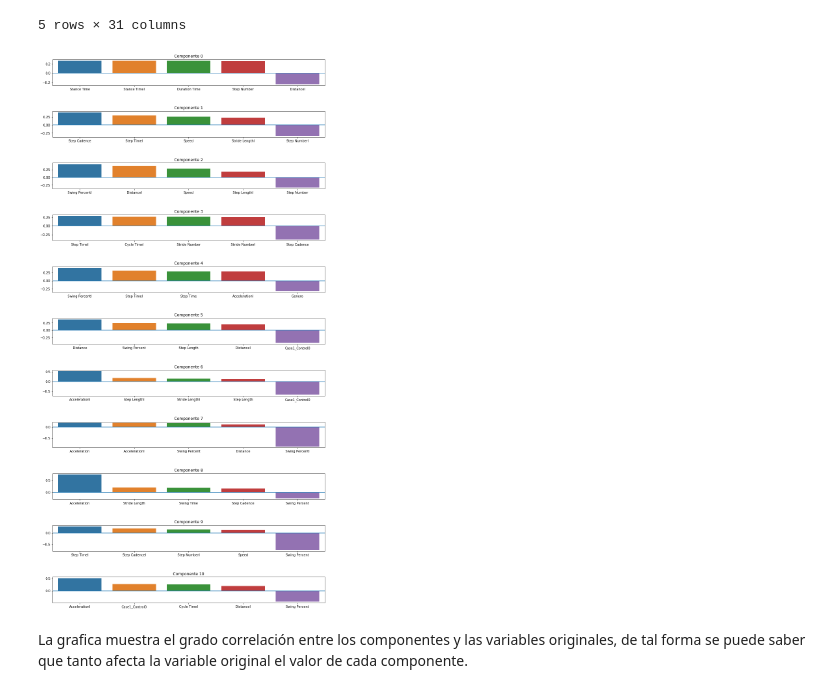
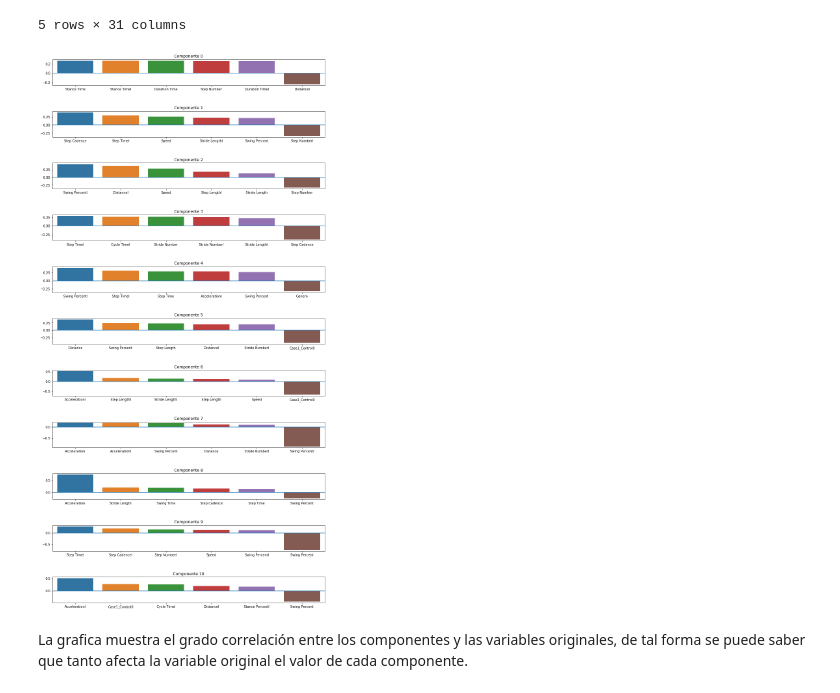
Before and after one commit to renardete/Analitica, a Jupyter notebook: Proyecto Final/1.EDA.ipynb, the cells around one changed output. Saved outputs shown, nothing was run; the diff lists cells and outputs as text; code cells hidden in the pictures.

```diff
--- a/Proyecto Final/1.EDA.ipynb
+++ b/Proyecto Final/1.EDA.ipynb
@@ -157,3 +157,13 @@ pk_var_num = ['Edad','Cycle Time', 'Stance Percent', 'Stance Time', 'Step Length
 print(pk_var_num)
 # %% [output]
 ['Edad', 'Cycle Time', 'Stance Percent', 'Stance Time', 'Step Length', 'Step Number', 'Step Time', 'Step Cadence', 'Stride Number', 'Stride Length', 'Swing Percent', 'Swing Time', 'Distance', 'Duratio ...
+# %%
+data_clean = data_orig
+data_clean = data_clean.loc[:,data_clean.columns.isin(['Case1_Control0','Edad','Genero','Cycle Time', 'Stance Percent', 'Stance Time', 'Step Length', 'Step Number',
+       'Step Time', 'Step Cadence', 'Stride Number', 'Stride Length',
+       'Swing Percent', 'Swing Time', 'Distance', 'Duration Time', 'Speed',
+       'Acceleration','Cycle Timel', 'Stance Percentl', 'Stance Timel', 'Step Lengthl',
+       'Step Numberl', 'Step Timel', 'Step Cadencel', 'Stride Numberl',
+       'Stride Lengthl', 'Swing Percentl', 'Swing Timel', 'Distancel',
+       'Duration Timel', 'Speedl', 'Accelerationl'])]
+print(data_clean.shape)
@@ -219,7 +233,7 @@ indexToErase = np.union1d(indexToErase, temp[0:4].index.get_values())
 
 
 
-print(data_orig.shape)
-data_clean = data_orig.loc[~data_orig.index.isin(indexToErase)]
 print(data_clean.shape)
+data_clean = data_clean.loc[~data_clean.index.isin(indexToErase)]
+print(data_clean.shape)
 # %% [output]
@@ -439,23 +442,23 @@ components.head()
 | 4 | -0.011028 | 0.295795 | -0.319694 | -0.021438 | 0.165062 | -0.044712 | 0.408206 | -0.187172 | ... |
 5 rows × 31 columns
 # %%
-nVar_importance=4
+nVar_importance = 5
 fig = plt.figure(figsize=(15,25))
 i = 1
 for pc in range(0,11):
     ax = fig.add_subplot((len(pk_var_num_uni))+2,1,i)
     y = -np.sort(-components.loc[pc,:])[:nVar_importance]
     y = np.append(y,np.sort(components.loc[pc,:])[0])
     x = data_clean.columns[-np.argsort(-components.loc[pc,:])[:nVar_importance]]
     x = np.append(x,data_clean.columns[np.argsort(components.loc[pc,:])[0]])
     sns.barplot(x=x, y=y, ax=ax)
     ax.axhline(0)
     plt.title("Componente %d" %pc)
     plt.subplots_adjust(top=3)
     plt.subplots_adjust(hspace=1)
     i+=1
 # %% [output]
-[figure, old version]
+[figure, new version]
 # %% [markdown]
 La grafica muestra el grado correlación entre los componentes y las variables originales, de tal forma se puede saber que tanto afecta la variable original el valor de cada componente.
 # %%
```
Also changed, not shown: parts of 9 cells of this notebook, 6 other files.
